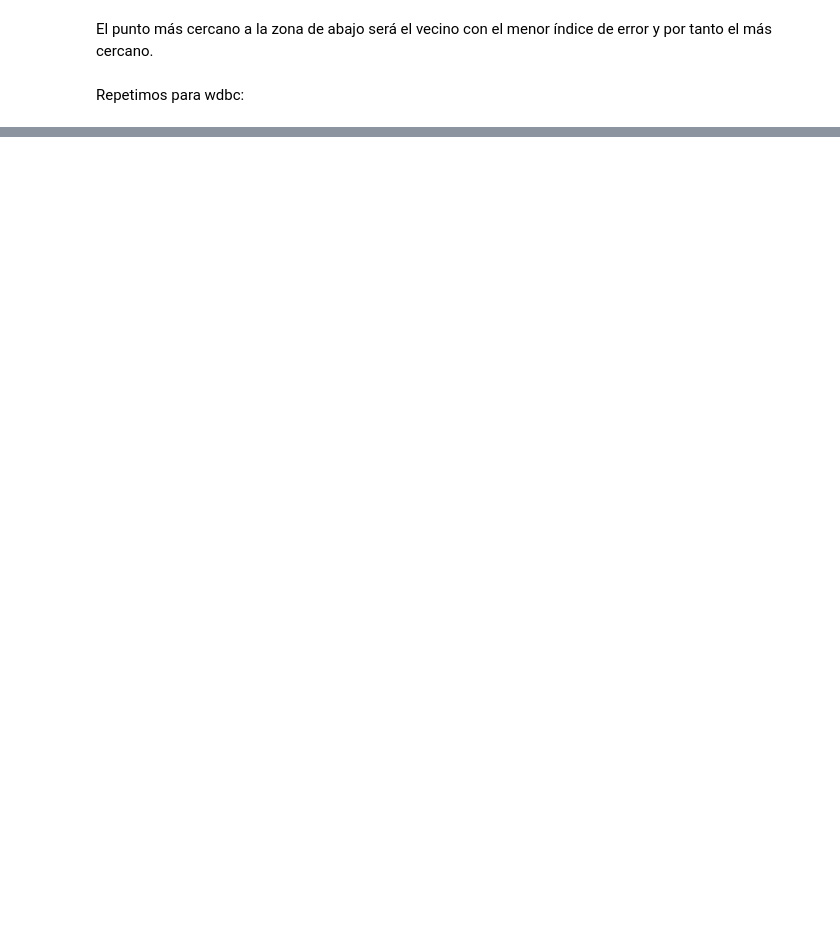
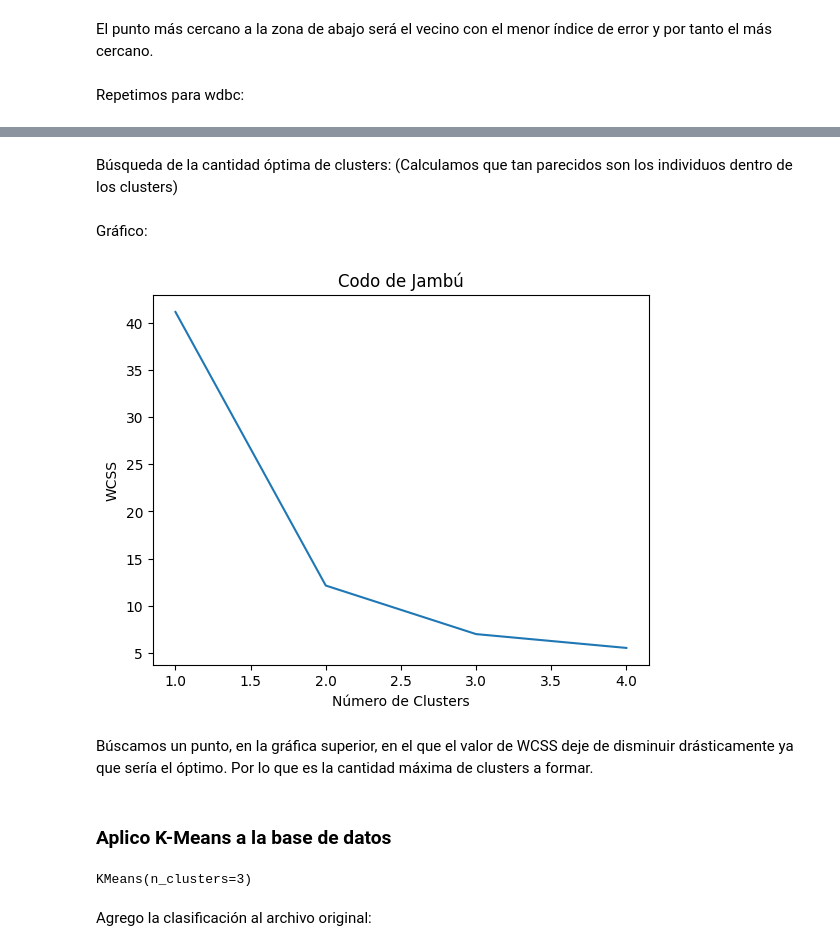
Before and after one commit to Monte-10/FAA-1461, a Jupyter notebook: Practica_2/Analisis.ipynb, the cells around one changed output, grey strips where cells are left out. Saved outputs shown, nothing was run; the diff lists cells and outputs as text; code cells hidden in the pictures; blank space fills up the shorter version.

```diff
--- a/Practica_2/Analisis.ipynb
+++ b/Practica_2/Analisis.ipynb
@@ -168,0 +175,2 @@ Error Mínimo:  0.043859649122807015 en n_neighbor:  3
+# %%
+dataset3 = pd.read_csv('ConjuntosDatosP2/iris.csv')
@@ -168,0 +219,4 @@ Error Mínimo:  0.043859649122807015 en n_neighbor:  3
+# %%
+dataset3_variable = dataset3.drop(['Class'], axis=1)
+dataset3_norm = (dataset3_variable-dataset3_variable.min())/(dataset3_variable.max()-dataset3_variable.min())
+print(dataset3_norm)
@@ -168,0 +252,31 @@ Error Mínimo:  0.043859649122807015 en n_neighbor:  3
+# %% [markdown]
+Búsqueda de la cantidad óptima de clusters:
+(Calculamos que tan parecidos son los individuos dentro de los clusters)
+# %%
+wcss = [] #Suma de los cuadrados
+
+for i in range(1,5):
+    kmeans = KMeans(n_clusters= i, max_iter = 300)
+    kmeans.fit(dataset3_norm)
+    wcss.append(kmeans.inertia_)
+# %% [markdown]
+Gráfico:
+# %%
+plt.plot(range(1,5),wcss)
+plt.title("Codo de Jambú")
+plt.xlabel('Número de Clusters')
+plt.ylabel('WCSS')
+plt.show()
+# %% [output]
+[figure, added]
+# %% [markdown]
+Búscamos un punto, en la gráfica superior, en el que el valor de WCSS deje de disminuir drásticamente ya que sería el óptimo. Por lo que es la cantidad máxima de clusters a formar.
+# %% [markdown]
+### Aplico K-Means a la base de datos
+# %%
+clustering = KMeans(n_clusters=3, max_iter = 300) #Crea el modelo
+clustering.fit(dataset3_norm) #Aplica el modelo a la base de datos
+# %% [output]
+KMeans(n_clusters=3)
+# %% [markdown]
+Agrego la clasificación al archivo original:
```
Also changed, not shown: parts of 22 cells of this notebook.
